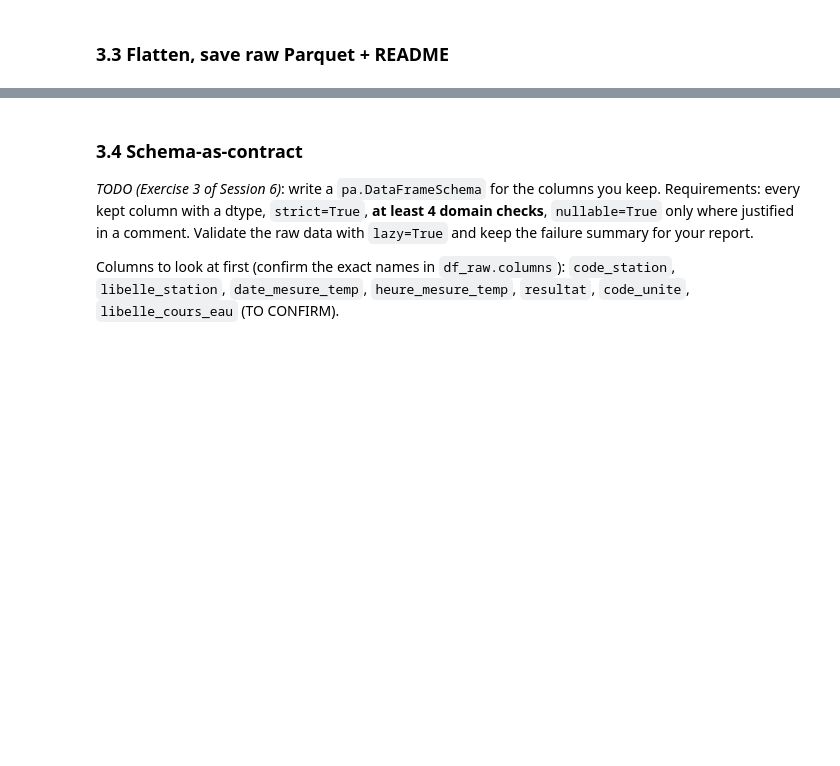
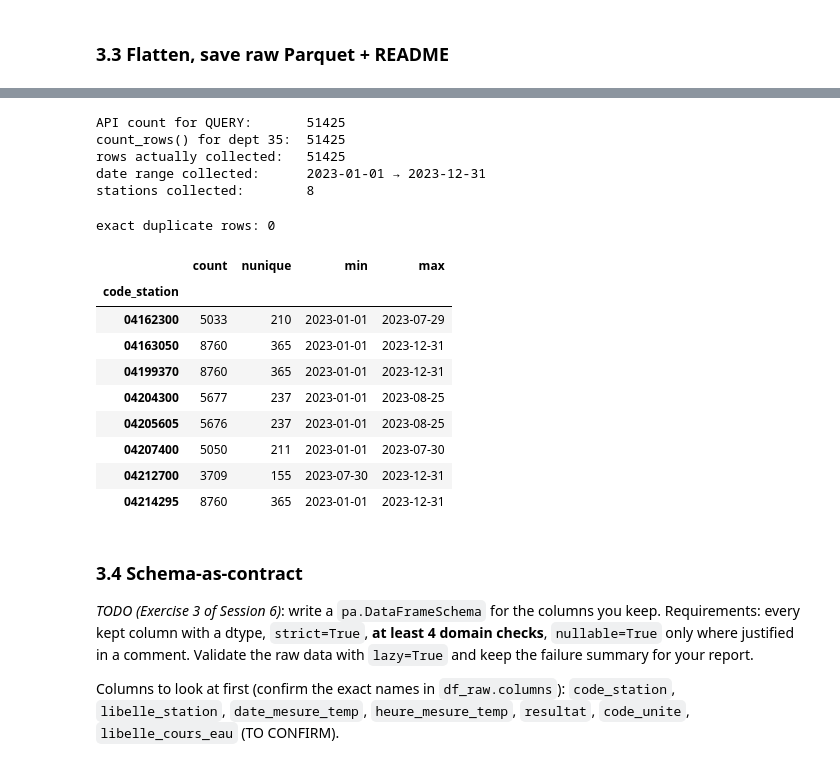
Before and after one commit to andreapenacastro/Project_07_Hubeau_River_Temperature, a Jupyter notebook: project_07_hubeau_river_temperature.ipynb, the cells around one changed output, grey strips where cells are left out. Saved outputs shown, nothing was run; the diff lists cells and outputs as text; code cells hidden in the pictures; blank space fills up the shorter version.

```diff
--- a/project_07_hubeau_river_temperature.ipynb
+++ b/project_07_hubeau_river_temperature.ipynb
@@ -208,3 +283,34 @@ overview
+# %%
+# Compare: what the API says for our exact QUERY vs what we actually collected
+page = get(BASE_URL, params=QUERY).json()
+print("API count for QUERY:      ", page.get("count"))
+print("count_rows() for dept 35: ", count_rows({"code_departement": "35",
+                                                "date_debut_mesure": QUERY["date_debut_mesure"],
+                                                "date_fin_mesure": QUERY["date_fin_mesure"]}))
+print("rows actually collected:  ", len(df_raw))
+print("date range collected:     ", df_raw["date_mesure_temp"].min(), "→", df_raw["date_mesure_temp"].max())
+print("stations collected:       ", df_raw["code_station"].nunique())
+# %% [output]
+API count for QUERY:       51425
+count_rows() for dept 35:  51425
+rows actually collected:   51425
+date range collected:      2023-01-01 → 2023-12-31
+stations collected:        8
+# %%
+print("exact duplicate rows:", df_raw.astype(str).duplicated().sum())
+df_raw.groupby("code_station")["date_mesure_temp"].agg(["count", "nunique", "min", "max"])
+# %% [output]
+exact duplicate rows: 0
+|  | count | nunique | min | max |
+| code_station |  |  |  |  |
+| 04162300 | 5033 | 210 | 2023-01-01 | 2023-07-29 |
+| 04163050 | 8760 | 365 | 2023-01-01 | 2023-12-31 |
+| 04199370 | 8760 | 365 | 2023-01-01 | 2023-12-31 |
+| 04204300 | 5677 | 237 | 2023-01-01 | 2023-08-25 |
+| 04205605 | 5676 | 237 | 2023-01-01 | 2023-08-25 |
+| 04207400 | 5050 | 211 | 2023-01-01 | 2023-07-30 |
+| 04212700 | 3709 | 155 | 2023-07-30 | 2023-12-31 |
+| 04214295 | 8760 | 365 | 2023-01-01 | 2023-12-31 |
 # %% [markdown]
 ### 3.4 Schema-as-contract
 
```
Also changed, not shown: parts of 54 cells of this notebook.
